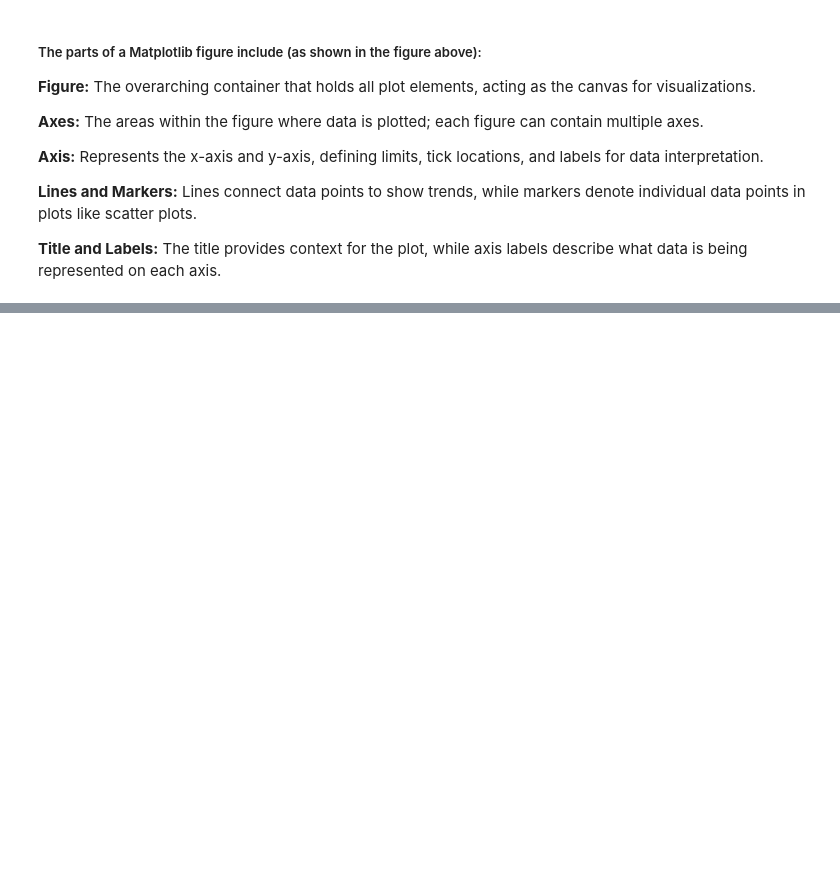
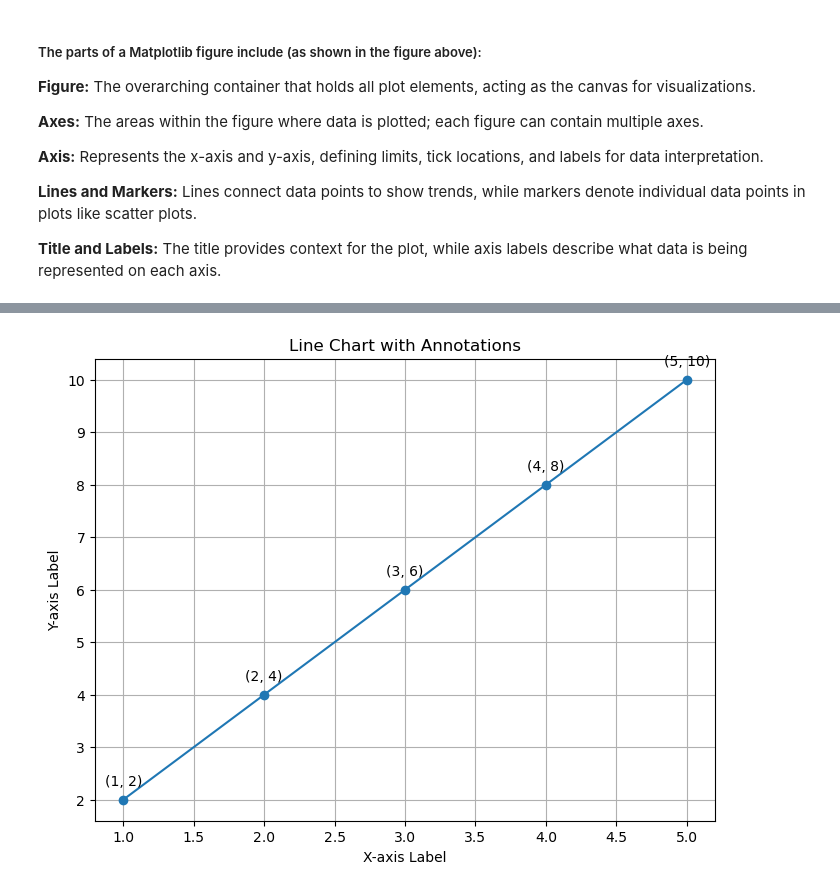
Before and after one commit to amiya2001/ML, a Jupyter notebook: matplotlib.ipynb, the cells around one changed output, grey strips where cells are left out. Cells and saved outputs as stored; diff of their text form; code cells hidden in the pictures; blank space fills up the shorter version.

```diff
--- a/matplotlib.ipynb
+++ b/matplotlib.ipynb
@@ -44,0 +67,25 @@ plt.show
+# %%
+# Sample data
+x = [1, 2, 3, 4, 5]
+y = [2, 4, 6, 8, 10]
+
+# Create a line chart
+plt.figure(figsize=(8, 6))
+plt.plot(x, y, marker='o', linestyle='-')
+
+# Add annotations
+for i, (xi, yi) in enumerate(zip(x, y)):
+    plt.annotate(f'({xi}, {yi})', (xi, yi), textcoords="offset points", xytext=(0, 10),ha="center")
+
+# Add title and labels
+plt.title('Line Chart with Annotations')
+plt.xlabel('X-axis Label')
+plt.ylabel('Y-axis Label')
+
+# Display grid
+plt.grid(True)
+
+# Show the plot
+plt.show()
+# %% [output]
+[figure, added]
```
Also changed, not shown: parts of 5 cells of this notebook.
